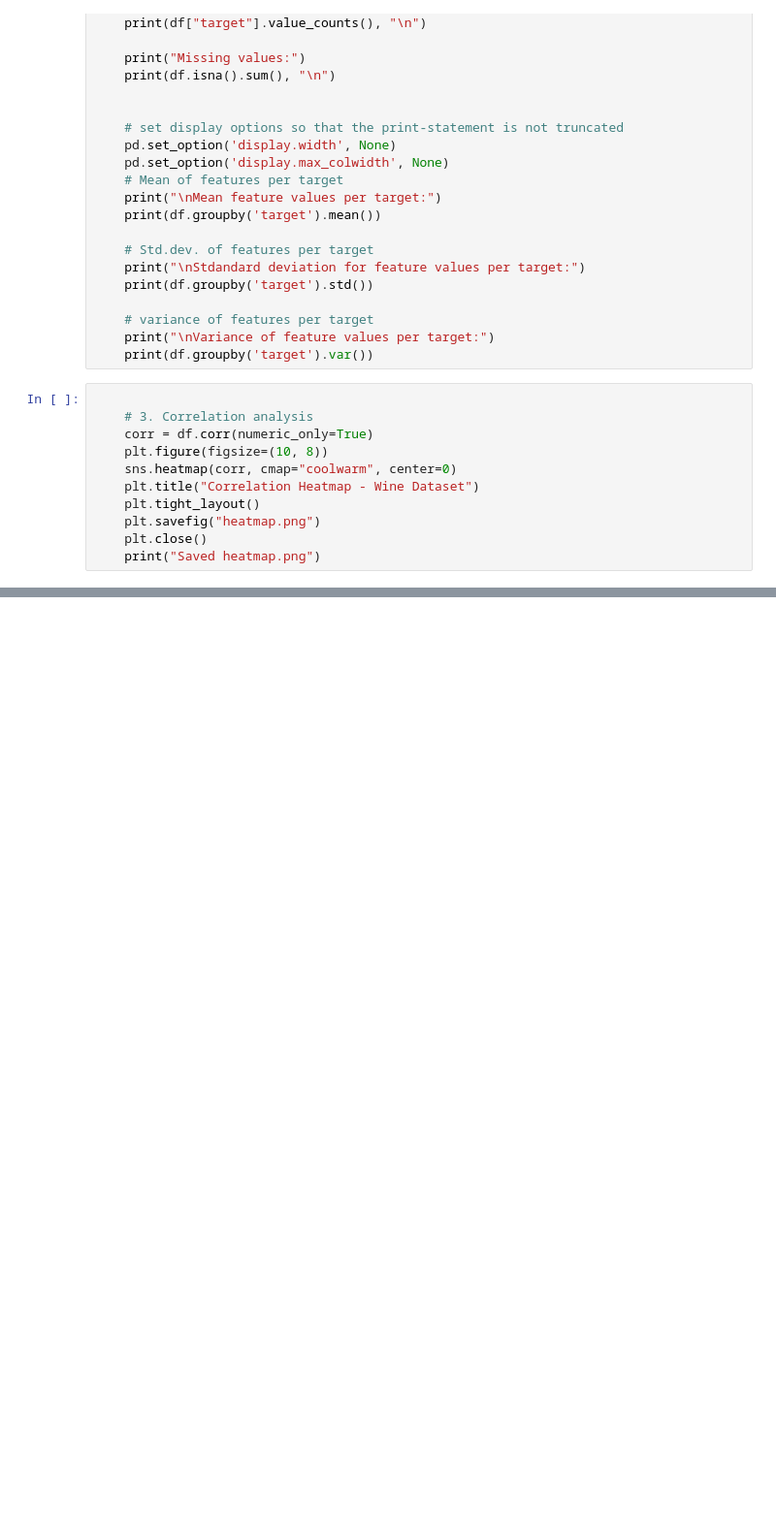
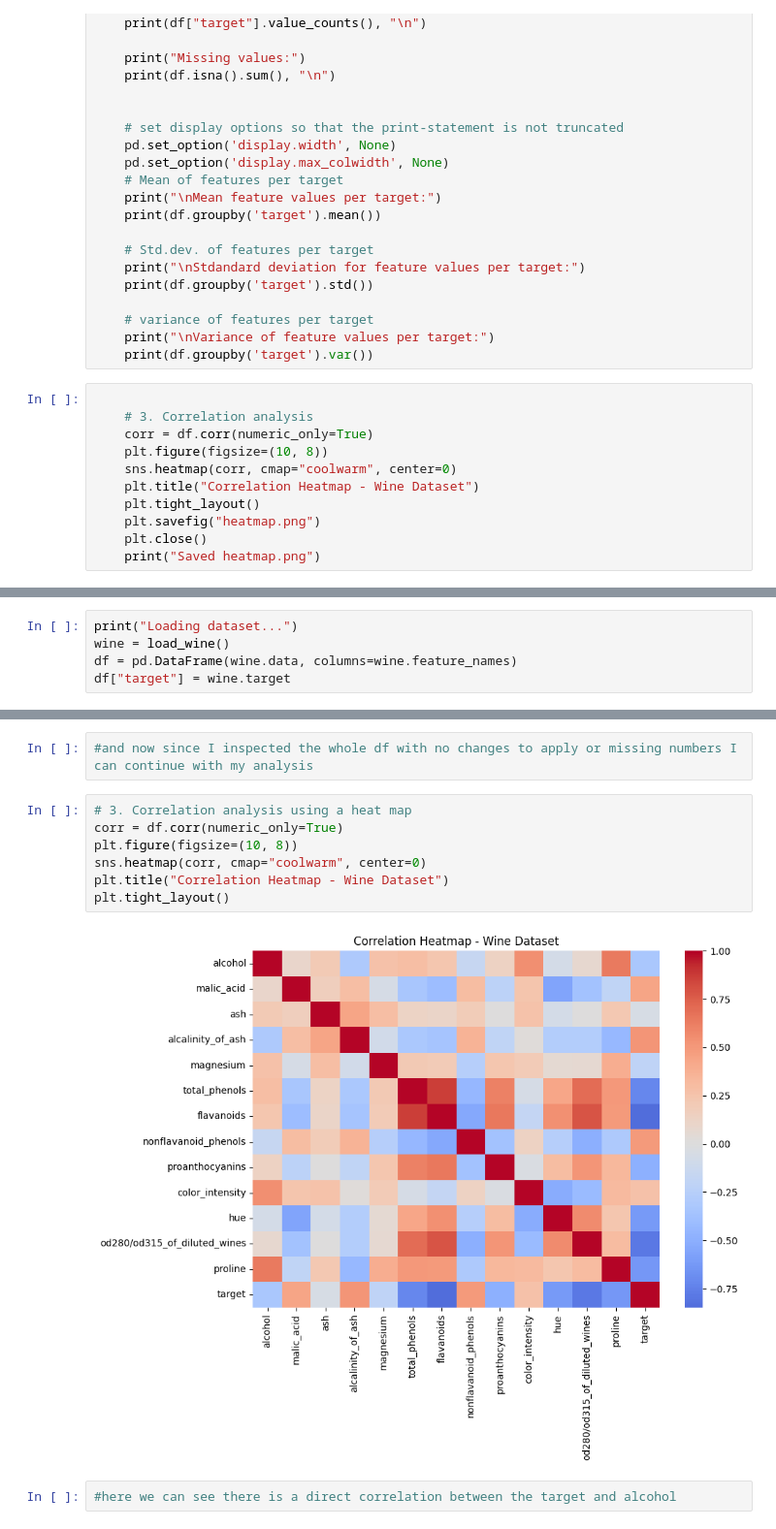
Before and after one commit to Hassan-Haydar/DSA103, a Jupyter notebook: EDA-lectures-7-8/src/lecture_8/EDA_with_Simple_ML_Models.ipynb, the cells around one changed output, grey strips where cells are left out. Shown at 97% size. Saved outputs shown, nothing was run; the diff lists cells and outputs as text; blank space fills up the shorter version.

Commit message:
changes in the data set with the wine data eda and pca

```diff
--- a/EDA-lectures-7-8/src/lecture_8/EDA_with_Simple_ML_Models.ipynb
+++ b/EDA-lectures-7-8/src/lecture_8/EDA_with_Simple_ML_Models.ipynb
@@ -407,0 +276,5 @@ IndentationError: unexpected indent (1880591952.py, line 2)
+# %%
+print("Loading dataset...")
+wine = load_wine()
+df = pd.DataFrame(wine.data, columns=wine.feature_names)
+df["target"] = wine.target
@@ -407,0 +350,13 @@ IndentationError: unexpected indent (1880591952.py, line 2)
+# %%
+#and now since I inspected the whole df with no changes to apply or missing numbers I can continue with my analysis
+# %%
+# 3. Correlation analysis using a heat map
+corr = df.corr(numeric_only=True)
+plt.figure(figsize=(10, 8))
+sns.heatmap(corr, cmap="coolwarm", center=0)
+plt.title("Correlation Heatmap - Wine Dataset")
+plt.tight_layout()
+# %% [output]
+[figure, added]
+# %%
+#here we can see there is a direct correlation between the target and alcohol
```
Also changed, not shown: parts of 22 cells of this notebook.
